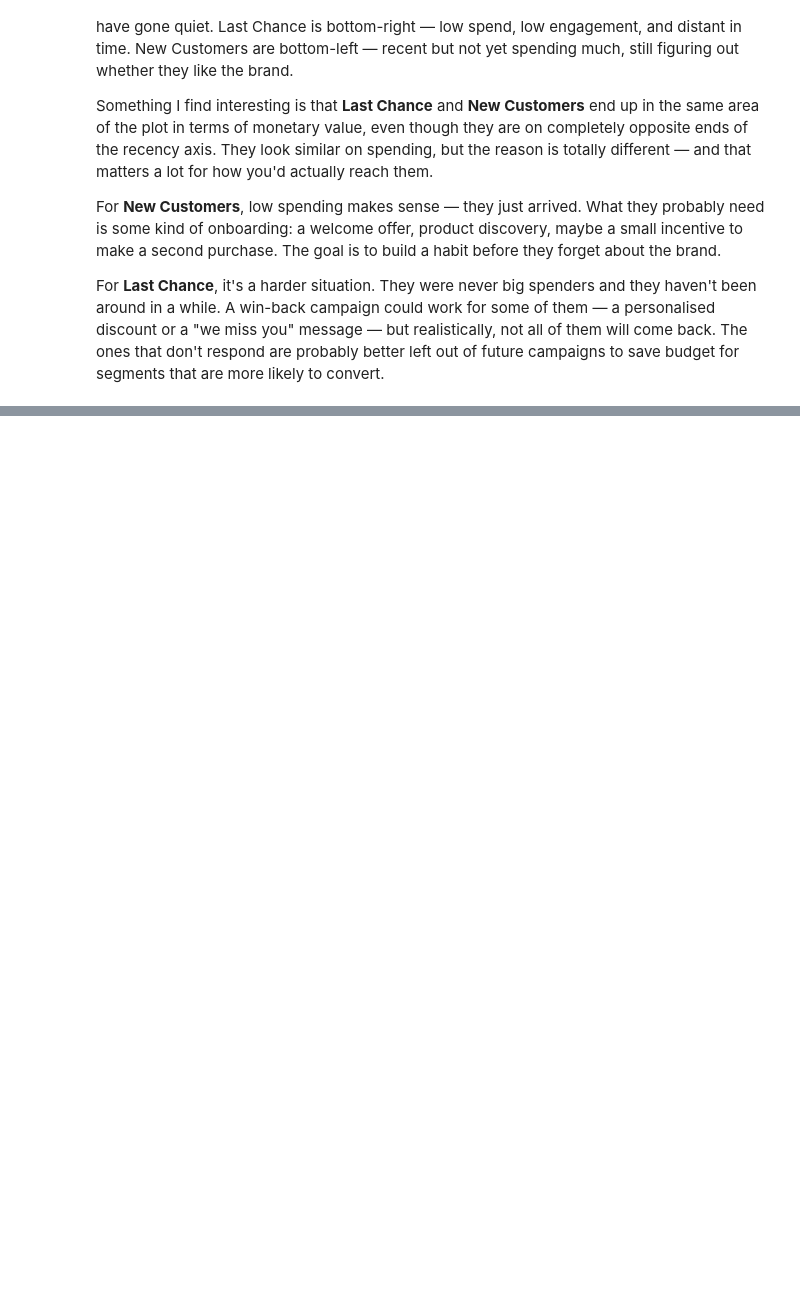
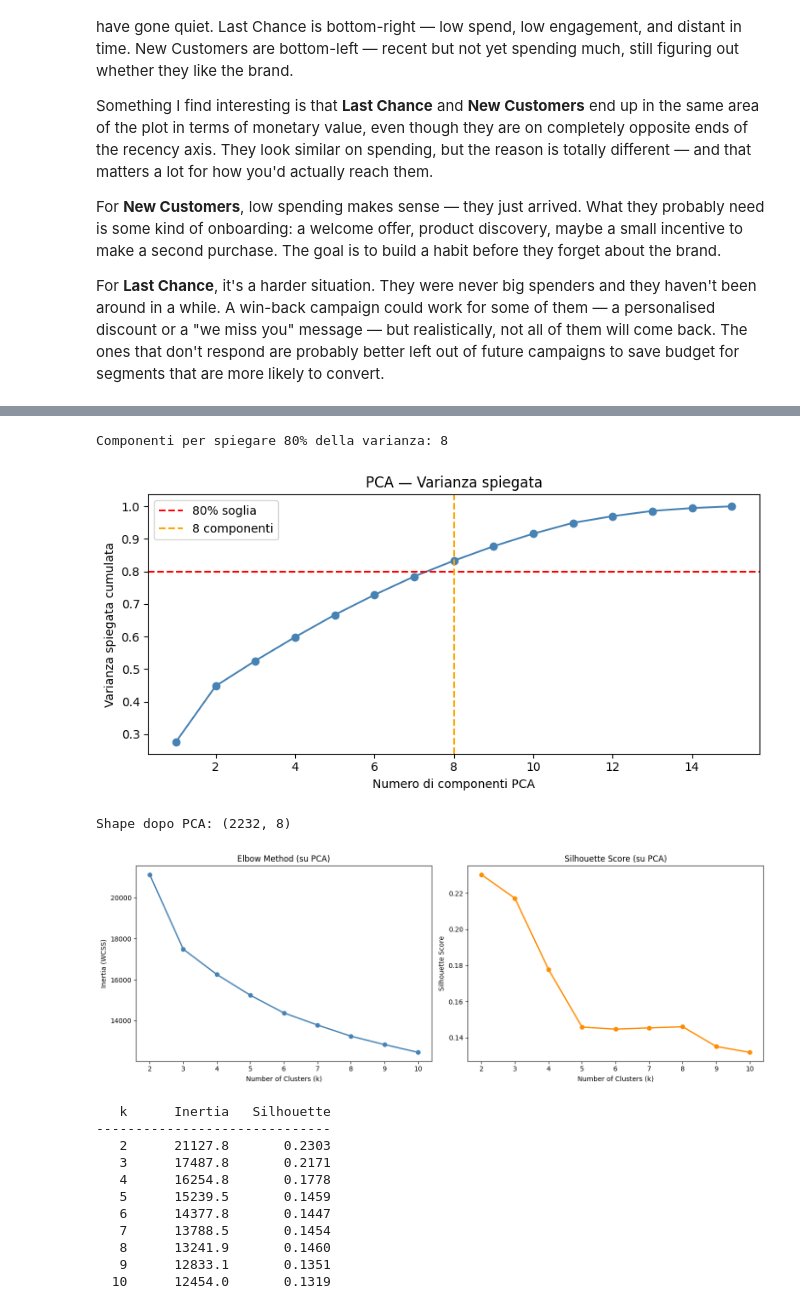
Before and after one commit to ialwayslikedgrime/data_science_exercises, a Jupyter notebook: lab1.ipynb, the cells around one changed output, grey strips where cells are left out. Drawn from its saved outputs; the diff is of its cells as text; code cells hidden in the pictures; blank space fills up the shorter version.

```diff
--- a/lab1.ipynb
+++ b/lab1.ipynb
@@ -793,0 +1005,75 @@ For **Last Chance**, it's a harder situation. They were never big spenders and t
+# %%
+from sklearn.decomposition import PCA
+
+# Step 1: PCA — trova quante componenti spiegano ~80% della varianza
+pca_full = PCA(random_state=42)
+pca_full.fit(X)
+
+explained = np.cumsum(pca_full.explained_variance_ratio_)
+n_components = np.argmax(explained >= 0.80) + 1
+print(f"Componenti per spiegare 80% della varianza: {n_components}")
+
+# Scree plot
+plt.figure(figsize=(8, 4))
+plt.plot(range(1, len(explained)+1), explained, marker='o', color='steelblue')
+plt.axhline(y=0.80, color='red', linestyle='--', label='80% soglia')
+plt.axvline(x=n_components, color='orange', linestyle='--',
+            label=f'{n_components} componenti')
+plt.xlabel('Numero di componenti PCA')
+plt.ylabel('Varianza spiegata cumulata')
+plt.title('PCA — Varianza spiegata')
+plt.legend()
+plt.tight_layout()
+plt.show()
+
+# Step 2: applica PCA con le componenti scelte
+pca = PCA(n_components=n_components, random_state=42)
+X_pca = pca.fit_transform(X)
+print(f"Shape dopo PCA: {X_pca.shape}")
+
+# Step 3: Elbow + Silhouette sullo spazio PCA
+inertias, silhouette_scores = [], []
+K_range = range(2, 11)
+
+for k in K_range:
+    km = KMeans(n_clusters=k, init='k-means++', n_init=10, random_state=42)
+    km.fit(X_pca)
+    inertias.append(km.inertia_)
+    silhouette_scores.append(silhouette_score(X_pca, km.labels_))
+
+fig, (ax1, ax2) = plt.subplots(1, 2, figsize=(14, 5))
+ax1.plot(K_range, inertias, marker='o', color='steelblue', linewidth=2)
+ax1.set_xlabel('Number of Clusters (k)')
+ax1.set_ylabel('Inertia (WCSS)')
+ax1.set_title('Elbow Method (su PCA)')
+ax1.set_xticks(list(K_range))
+
+ax2.plot(K_range, silhouette_scores, marker='o', color='darkorange', linewidth=2)
+ax2.set_xlabel('Number of Clusters (k)')
+ax2.set_ylabel('Silhouette Score')
+ax2.set_title('Silhouette Score (su PCA)')
+ax2.set_xticks(list(K_range))
+
+plt.tight_layout()
+plt.show()
+
+print(f"\n{'k':>4} {'Inertia':>12} {'Silhouette':>12}")
+print("-" * 30)
+for k, ine, sil in zip(K_range, inertias, silhouette_scores):
+    print(f"{k:>4} {ine:>12.1f} {sil:>12.4f}")
+# %% [output]
+Componenti per spiegare 80% della varianza: 8
+[figure, added]
+Shape dopo PCA: (2232, 8)
+[figure, added]
+   k      Inertia   Silhouette
+------------------------------
+   2      21127.8       0.2303
+   3      17487.8       0.2171
+   4      16254.8       0.1778
+   5      15239.5       0.1459
+   6      14377.8       0.1447
+   7      13788.5       0.1454
+   8      13241.9       0.1460
+   9      12833.1       0.1351
+  10      12454.0       0.1319
```
Also changed, not shown: parts of 16 cells of this notebook.
